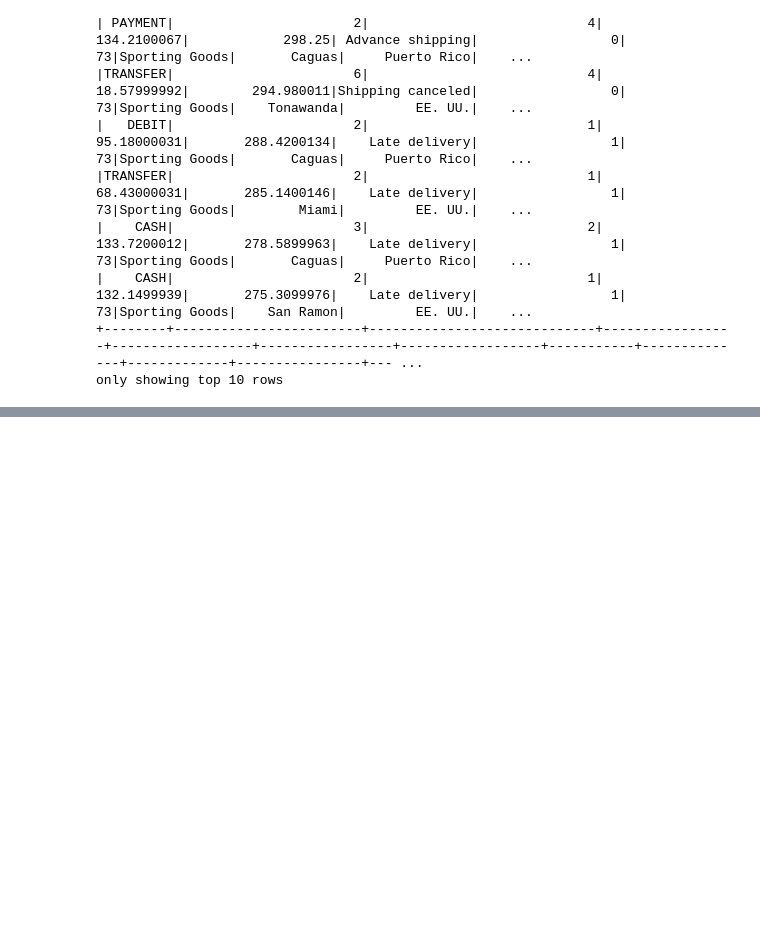
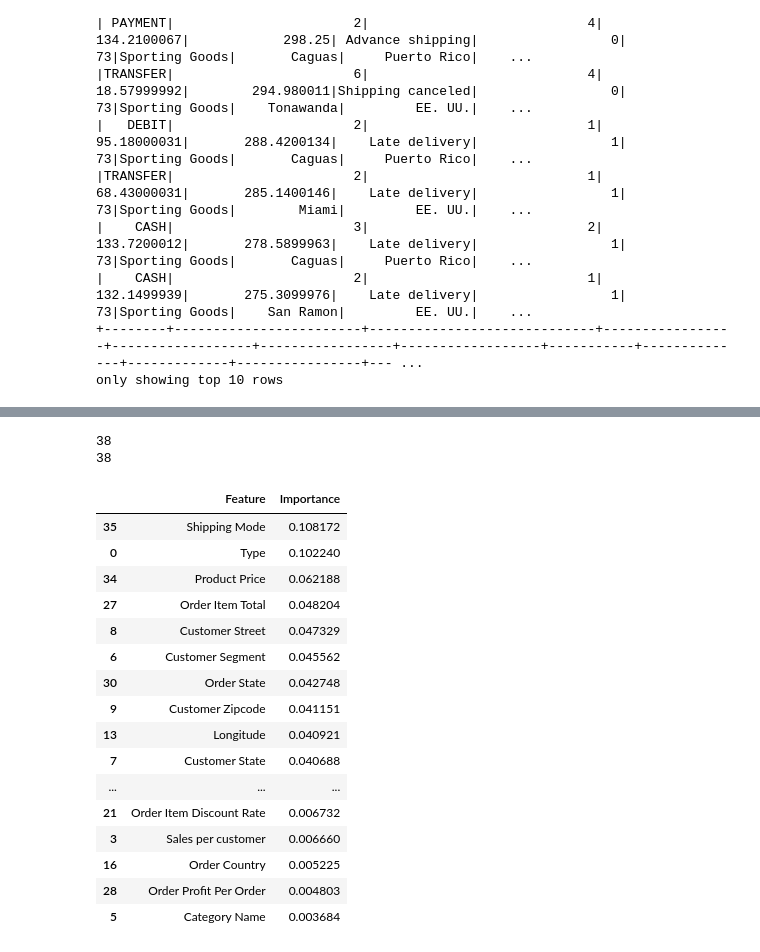
Before and after one commit to anass17/Systeme-Predictif-Intelligent-de-Gestion-Logistique, a Jupyter notebook: notebooks/data-loading.ipynb, the cells around one changed output, grey strips where cells are left out. Cells and saved outputs as stored; diff of their text form; code cells hidden in the pictures; blank space fills up the shorter version.

```diff
--- a/notebooks/data-loading.ipynb
+++ b/notebooks/data-loading.ipynb
@@ -159,0 +77,4 @@ pdf_cleaned = df_cleaned.toPandas().to_csv("../data/processed/data-with-relevant
+# %%
+pdf = df.toPandas()
+
+pdf.isnull().sum()
@@ -159,0 +99,17 @@ pdf_cleaned = df_cleaned.toPandas().to_csv("../data/processed/data-with-relevant
+# %%
+pdf = pdf.drop("Days for shipping (real)", axis=1)
+pdf = pdf.drop("Delivery Status", axis=1)
+pdf = pdf.drop("shipping date (DateOrders)", axis=1)
+pdf = pdf.drop("order date (DateOrders)", axis=1)
+pdf = pdf.drop("Order Zipcode", axis=1)
+pdf = pdf.drop("Customer City", axis=1)
+pdf = pdf.drop("Customer Country", axis=1)
+pdf = pdf.drop("Customer Email", axis=1)
+pdf = pdf.drop("Customer Fname", axis=1)
+pdf = pdf.drop("Customer Id", axis=1)
+pdf = pdf.drop("Customer Lname", axis=1)
+pdf = pdf.drop("Customer Password", axis=1)
+pdf = pdf.drop("Product Image", axis=1)
+pdf = pdf.drop("Product Name", axis=1)
+pdf = pdf.drop("Product Description", axis=1)
+pdf = pdf.drop("Product Status", axis=1)
@@ -159,0 +124,2 @@ pdf_cleaned = df_cleaned.toPandas().to_csv("../data/processed/data-with-relevant
+# %%
+pdf = pdf[~pdf.isnull().any(axis=1)]
@@ -159,0 +206,33 @@ pdf_cleaned = df_cleaned.toPandas().to_csv("../data/processed/data-with-relevant
+# %%
+# --- Feature importance ---
+feature_names = X.columns
+importances = model.named_steps['classifier'].feature_importances_
+
+print(len(feature_names))
+print(len(importances))
+
+import pandas as pd
+fi = pd.DataFrame({'Feature': feature_names, 'Importance': importances})
+# %% [output]
+38
+38
+# %%
+fi.sort_values("Importance", ascending=False)
+# %% [output]
+|  | Feature | Importance |
+| 35 | Shipping Mode | 0.108172 |
+| 0 | Type | 0.102240 |
+| 34 | Product Price | 0.062188 |
+| 27 | Order Item Total | 0.048204 |
+| 8 | Customer Street | 0.047329 |
+| 6 | Customer Segment | 0.045562 |
+| 30 | Order State | 0.042748 |
+| 9 | Customer Zipcode | 0.041151 |
+| 13 | Longitude | 0.040921 |
+| 7 | Customer State | 0.040688 |
+| ... | ... | ... |
+| 21 | Order Item Discount Rate | 0.006732 |
+| 3 | Sales per customer | 0.006660 |
+| 16 | Order Country | 0.005225 |
+| 28 | Order Profit Per Order | 0.004803 |
+| 5 | Category Name | 0.003684 |
```
Also changed, not shown: parts of 24 cells of this notebook, 2 other files.
